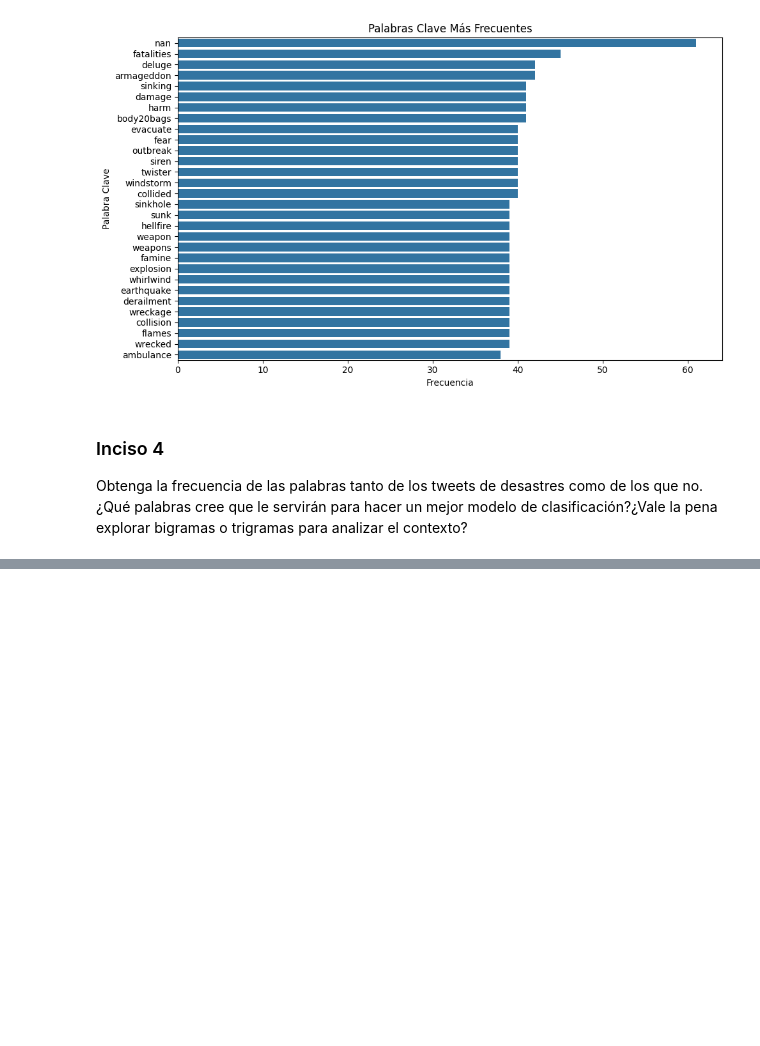
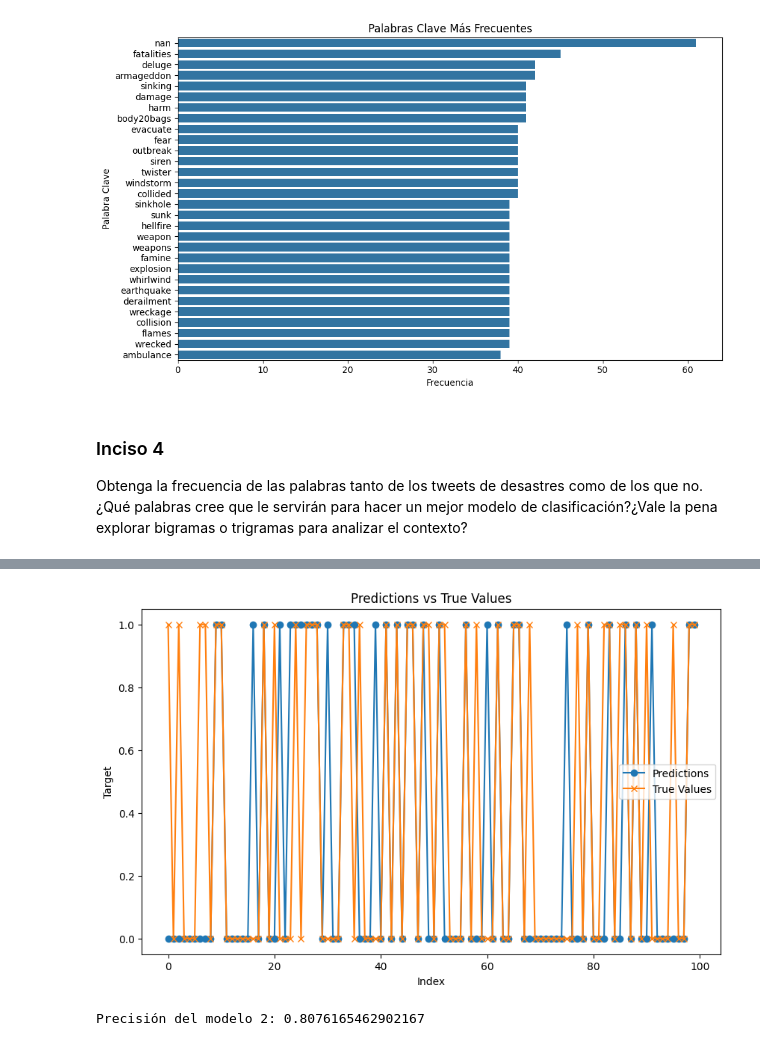
Before and after one commit to JDgomez2002/data-science-labs, a Jupyter notebook: lab5/lab5.ipynb, the cells around one changed output, grey strips where cells are left out. Drawn from its saved outputs; the diff is of its cells as text; code cells hidden in the pictures; blank space fills up the shorter version.

```diff
--- a/lab5/lab5.ipynb
+++ b/lab5/lab5.ipynb
@@ -212,0 +311,42 @@ Obtenga la frecuencia de las palabras tanto de los tweets de desastres como de l
+# %%
+# graph results on a grap
+import matplotlib.pyplot as plt
+import seaborn as sns
+from sklearn.metrics import confusion_matrix
+
+# Crear un grafico en lineas de las predicciones vs los valores reales
+plt.figure(figsize=(10, 6))
+plt.plot(predictions[:100], label='Predictions', marker='o')
+plt.plot(y_test.values[:100], label='True Values', marker='x')
+plt.title('Predictions vs True Values')
+plt.xlabel('Index')
+plt.ylabel('Target')
+plt.legend()
+plt.show()
+# %% [output]
+[figure, added]
+# %%
+# use bigrams to abord context for model 2
+# Crear un objeto CountVectorizer con bigramas
+vectorizer = CountVectorizer(ngram_range=(1, 2))
+
+# Ajustar el vectorizador y transformar los datos de entrenamiento
+X_train_vectorized = vectorizer.fit_transform(X_train)
+
+# Inicializar el modelo de regresión logística
+model2 = LogisticRegression()
+
+# Ajustar el modelo a los datos de entrenamiento
+model2.fit(X_train_vectorized, y_train)
+
+# Transformar los datos de prueba
+X_test_vectorized = vectorizer.transform(X_test)
+
+# Realizar predicciones
+predictions = model2.predict(X_test_vectorized)
+
+# Calcular la precisión del modelo
+accuracy = accuracy_score(y_test, predictions)
+print("Precisión del modelo 2:", accuracy)
+# %% [output]
+Precisión del modelo 2: 0.8076165462902167
```
Also changed, not shown: parts of 13 cells of this notebook, 1 other file.
